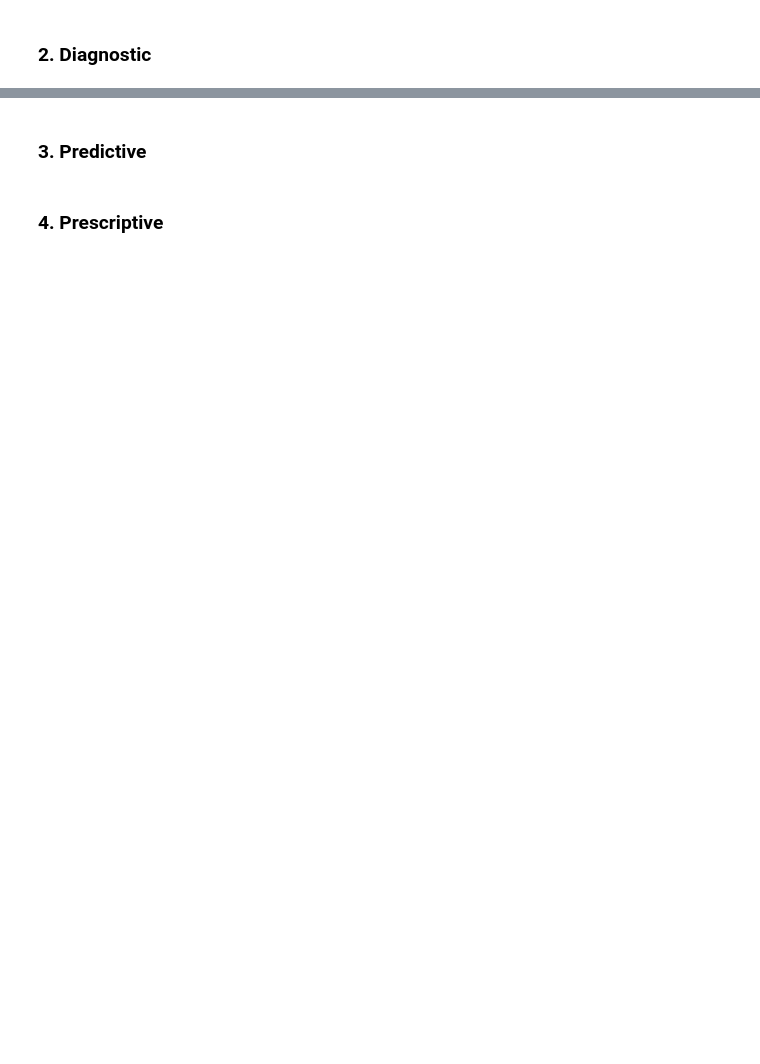
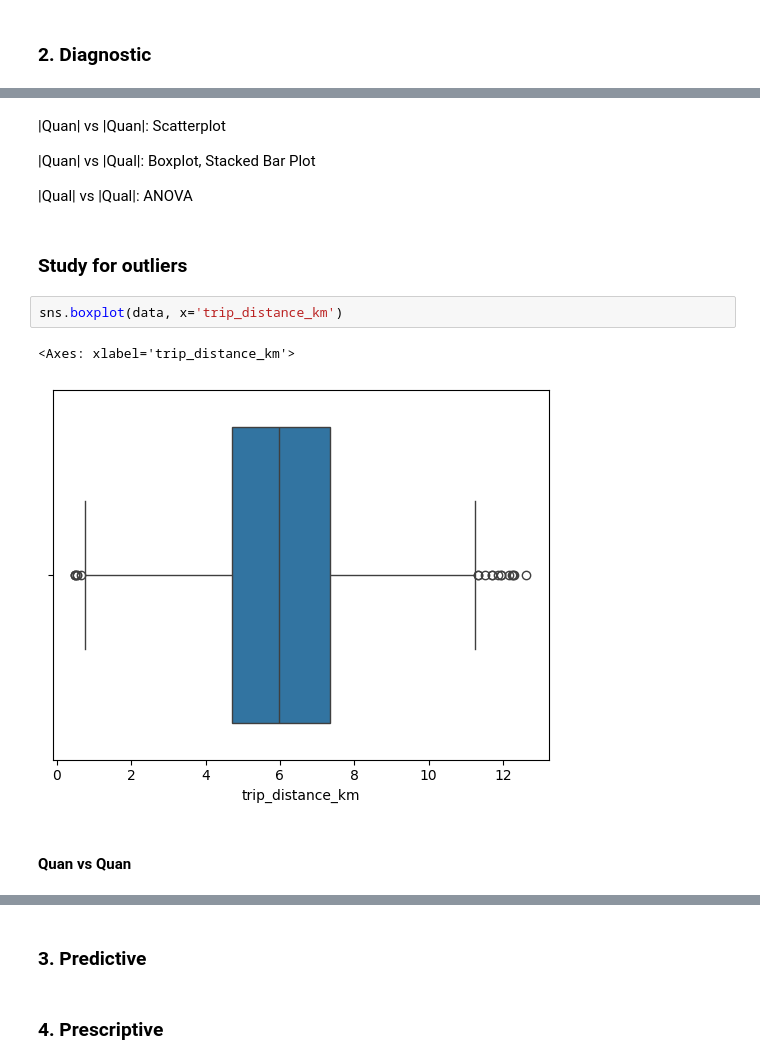
Before and after one commit to LaimengEung/system-analysis-group-final-project, a Jupyter notebook: analysis.ipynb, the cells around one changed output, grey strips where cells are left out. Drawn from its saved outputs; the diff is of its cells as text; blank space fills up the shorter version.

```diff
--- a/analysis.ipynb
+++ b/analysis.ipynb
@@ -191,3 +212,18 @@ plt.tight_layout()
+# %% [markdown]
+|Quan| vs |Quan|: Scatterplot
+
+|Quan| vs |Qual|: Boxplot, Stacked Bar Plot
+
+|Qual| vs |Qual|: ANOVA
+# %% [markdown]
+### Study for outliers
+# %%
+sns.boxplot(data, x='trip_distance_km')
+# %% [output]
+<Axes: xlabel='trip_distance_km'>
+[figure, added]
+# %% [markdown]
+#### Quan vs Quan
 # %%
 # Relationship between Distance and Tip
 sns.regplot(data, x='trip_distance_km', y='tip_usd')
```
Also changed, not shown: parts of 24 cells of this notebook, 2 other files.
